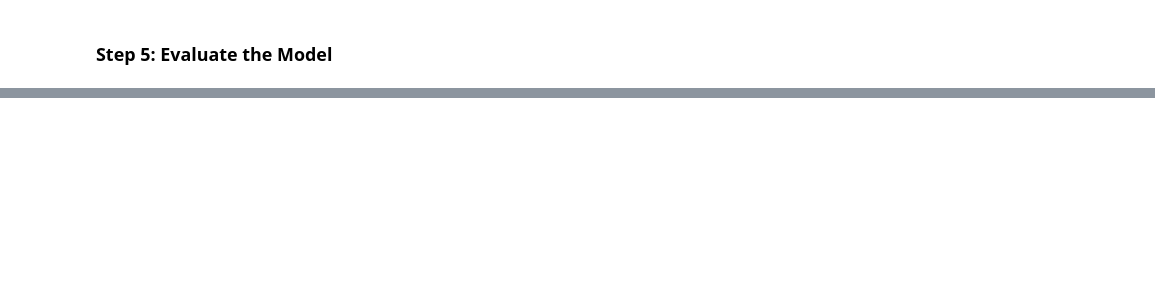
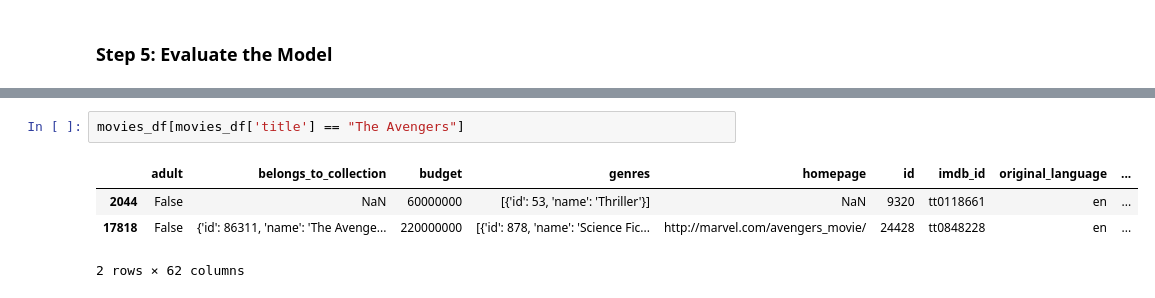
Before and after one commit to joseph-ishola/Movie-Recommendation-Model, a Jupyter notebook: script.ipynb, the cells around one changed output, grey strips where cells are left out. Saved outputs shown, nothing was run; the diff lists cells and outputs as text; blank space fills up the shorter version.

```diff
--- a/script.ipynb
+++ b/script.ipynb
@@ -524,0 +567,7 @@ for metric, value in eval_metrics.items():
+# %%
+movies_df[movies_df['title'] == "The Avengers"]
+# %% [output]
+|  | adult | belongs_to_collection | budget | genres | homepage | id | imdb_id | original_language | ... |
+| 2044 | False | NaN | 60000000 | [{'id': 53, 'name': 'Thriller'}] | NaN | 9320 | tt0118661 | en | ... |
+| 17818 | False | {'id': 86311, 'name': 'The Avenge... | 220000000 | [{'id': 878, 'name': 'Science Fic... | http://marvel.com/avengers_movie/ | 24428 | tt0848228 | en | ... |
+2 rows × 62 columns
```
Also changed, not shown: parts of 20 cells of this notebook.
